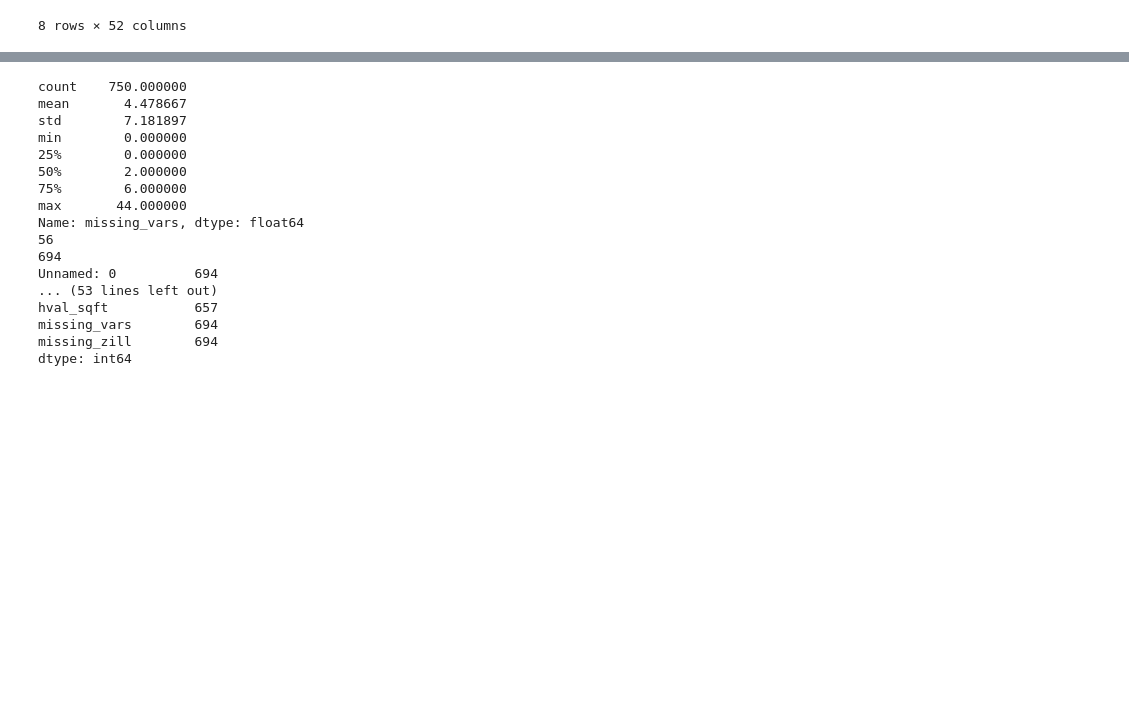
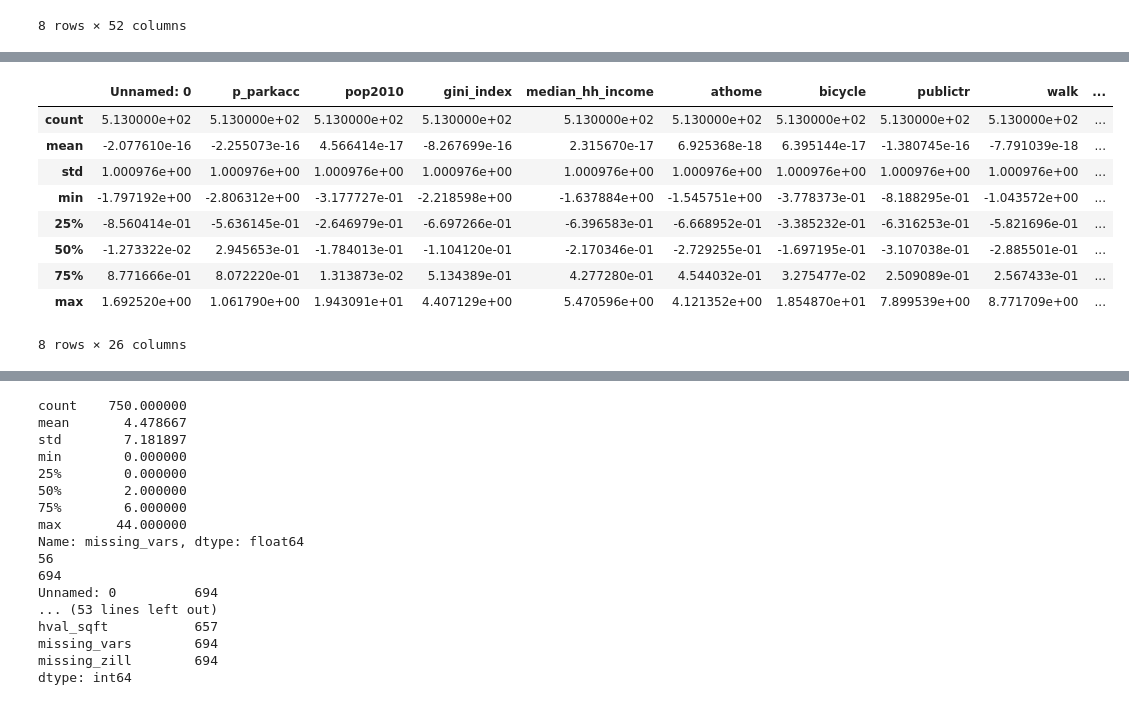
Before and after one commit to crsalviati/CA_Housing, a Jupyter notebook: missing_data.ipynb, the cells around one changed output, grey strips where cells are left out. Drawn from its saved outputs; the diff is of its cells as text; code cells hidden in the pictures; blank space fills up the shorter version.

```diff
--- a/missing_data.ipynb
+++ b/missing_data.ipynb
@@ -49,27 +72,63 @@ dtype: int64
 # %%
+"""
+ca_scale = cahouse.copy()
+ca_scale = ca_scale.drop(['placefp', 'geoname', 'placename', 'county', 'regionid'], axis=1)
+ca_scale = preprocessing.scale(ca_scale)
+ca_scale = pd.DataFrame(ca_scale)
+ca_scale.columns = cahouse.columns.values
+"""
+
 #No observations where both of the Zillow indexs are missing
 #Ok to fill in missing data for LHS variables?
+"""
 cahouse['missing_zill'] = cahouse.zri_sqft.isnull()|cahouse.hval_sqft.isnull()
-print cahouse.missing_vars[cahouse.missing_zill == True].count()
+print cahouse.missing_zill[cahouse.missing_zill == True].count()
 ca_fillmiss = cahouse.copy() #[cahouse.missing_zill == False]
 print ca_fillmiss.shape[0]
 ca_fillmiss['missing_vars'] = ca_fillmiss.isnull().sum(axis=1)
 print ca_fillmiss.missing_vars.describe()
 print ca_fillmiss.missing_vars[ca_fillmiss.missing_vars <=0].count()
+"""
 #ca_fillmiss = ca_fillmiss[ca_fillmiss.missing_vars <= 10]
 #print ca_fillmiss.shape[0]
 #print ca_fillmiss.count()
 
-AllVariables = ca_fillmiss.columns.values
-X1 = ca_fillmiss[AllVariables]
-X2 = ca_fillmiss[AllVariables]
-X1 = ca_fillmiss.drop(['placefp', 'geoname', 'placename', 'county', 'regionid', 'zri_sqft', 'missing_zill', 'missing_vars', 'inf_care', 'day_care', 'p_trans_acc', 'violent_crime', 'child_abuse', 'hfood_acc'], axis = 1)
+
+
+AllVariables = cahouse.columns.values
+print AllVariables
+X1 = cahouse[AllVariables]
+X1 = X1.drop(['placefp', 'geoname', 'placename', 'county', 'regionid', 'day_care', 'p_trans_acc', 'violent_crime', 'child_abuse', 'hfood_acc'], axis = 1)
 X1['missing_vars'] = X1.isnull().sum(axis=1)
-print X1.columns.values
-X2 = ca_fillmiss.drop(['placefp', 'geoname', 'placename', 'county', 'regionid', 'hval_sqft', 'missing_zill', 'missing_vars', 'inf_care'], axis = 1)
+X1 = X1[X1.missing_vars <=0]
+
+X1_scale = preprocessing.scale(X1)
+X1_scale = pd.DataFrame(X1_scale)
+X1_scale.columns = X1.columns.values
+X1 = X1_scale.copy()
+
+y11 = X1['hval_sqft']
+y12 = X1['zri_sqft']
+X1 = X1.drop(['zri_sqft', 'hval_sqft', 'missing_vars'], axis = 1)
+print X1.shape[0]
+print y11.shape[0]
+print y12.shape[0]
+
+X2 = cahouse[AllVariables]
+X2 = X2.drop(['placefp', 'geoname', 'placename', 'county', 'regionid'], axis = 1)
 X2['missing_vars'] = X2.isnull().sum(axis=1)
-X1 = X1.missing_vars[X1.missing_vars <=0]
-X2 = X2.missing_vars[X2.missing_vars <=0]
-print X1.shape[0]
+X2 = X2[X2.missing_vars <=0]
+
+X2_scale = preprocessing.scale(X2)
+X2_scale = pd.DataFrame(X2_scale)
+X2_scale.columns = X2.columns.values
+X2 = X2_scale.copy()
+
+y21 = X2['hval_sqft']
+y22 = X2['zri_sqft']
+X2 = X2.drop(['zri_sqft', 'hval_sqft', 'missing_vars'], axis = 1)
 print X2.shape[0]
+print y21.shape[0]
+print y22.shape[0]
+X1.describe()
 # %% [output]
@@ -92,0 +148,10 @@ Name: missing_vars, dtype: float64
+|  | Unnamed: 0 | p_parkacc | pop2010 | gini_index | median_hh_income | athome | bicycle | publictr | walk | ... |
+| count | 5.130000e+02 | 5.130000e+02 | 5.130000e+02 | 5.130000e+02 | 5.130000e+02 | 5.130000e+02 | 5.130000e+02 | 5.130000e+02 | 5.130000e+02 | ... |
+| mean | -2.077610e-16 | -2.255073e-16 | 4.566414e-17 | -8.267699e-16 | 2.315670e-17 | 6.925368e-18 | 6.395144e-17 | -1.380745e-16 | -7.791039e-18 | ... |
+| std | 1.000976e+00 | 1.000976e+00 | 1.000976e+00 | 1.000976e+00 | 1.000976e+00 | 1.000976e+00 | 1.000976e+00 | 1.000976e+00 | 1.000976e+00 | ... |
+| min | -1.797192e+00 | -2.806312e+00 | -3.177727e-01 | -2.218598e+00 | -1.637884e+00 | -1.545751e+00 | -3.778373e-01 | -8.188295e-01 | -1.043572e+00 | ... |
+| 25% | -8.560414e-01 | -5.636145e-01 | -2.646979e-01 | -6.697266e-01 | -6.396583e-01 | -6.668952e-01 | -3.385232e-01 | -6.316253e-01 | -5.821696e-01 | ... |
+| 50% | -1.273322e-02 | 2.945653e-01 | -1.784013e-01 | -1.104120e-01 | -2.170346e-01 | -2.729255e-01 | -1.697195e-01 | -3.107038e-01 | -2.885501e-01 | ... |
+| 75% | 8.771666e-01 | 8.072220e-01 | 1.313873e-02 | 5.134389e-01 | 4.277280e-01 | 4.544032e-01 | 3.275477e-02 | 2.509089e-01 | 2.567433e-01 | ... |
+| max | 1.692520e+00 | 1.061790e+00 | 1.943091e+01 | 4.407129e+00 | 5.470596e+00 | 4.121352e+00 | 1.854870e+01 | 7.899539e+00 | 8.771709e+00 | ... |
+8 rows × 26 columns
```
Also changed, not shown: parts of 11 cells of this notebook.
